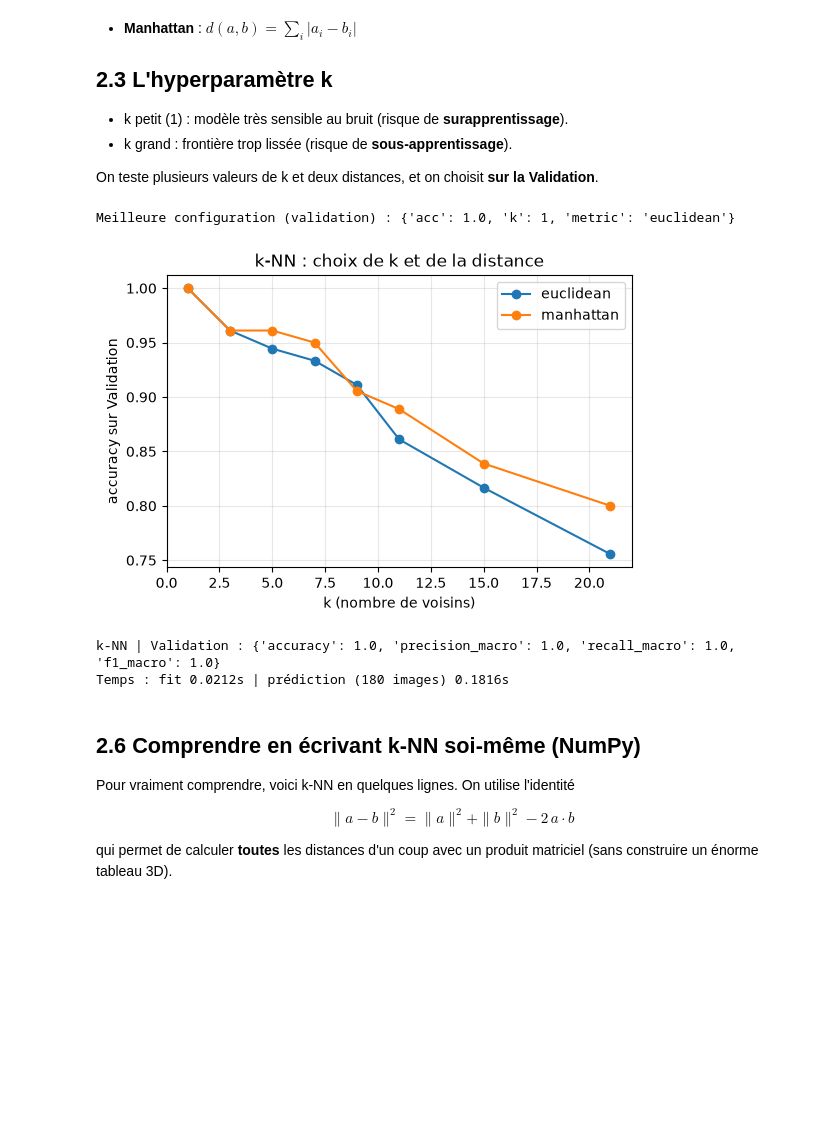
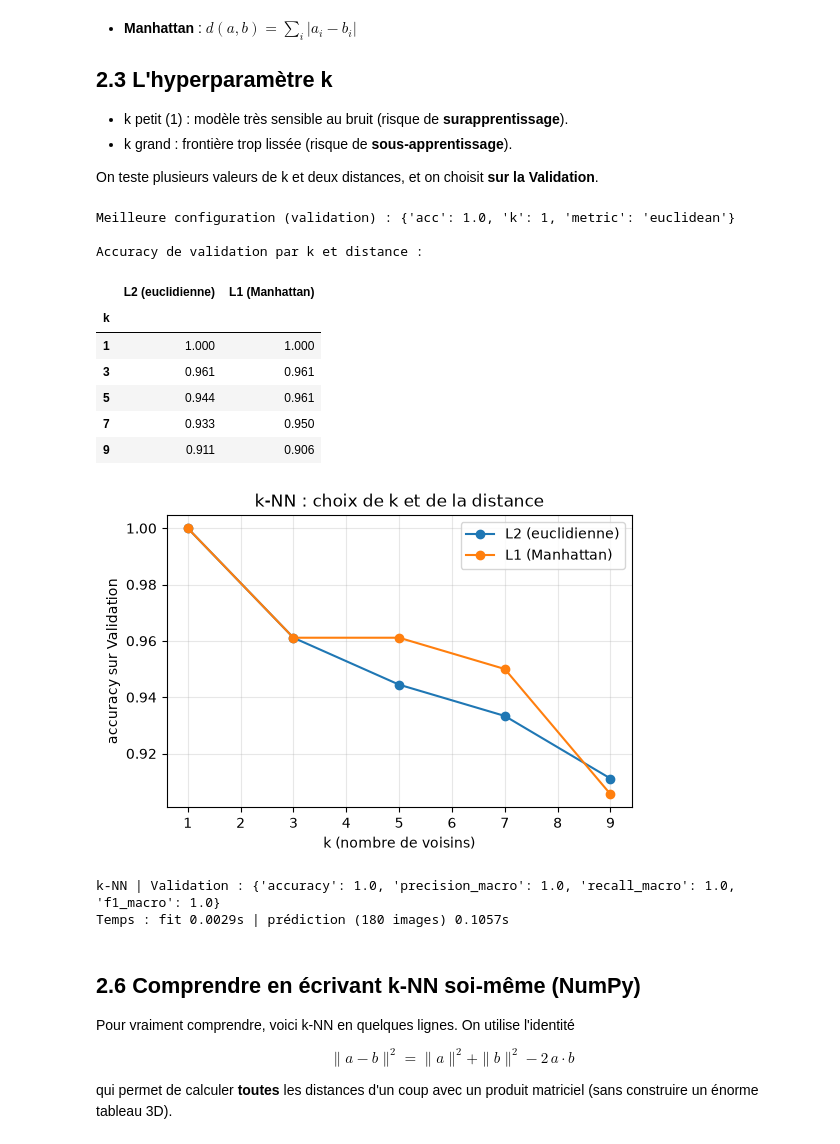
Before and after one commit to AY0U5/Classification-de-gestes-de-la-main-k-NN-Softmax-et-CNN, a Jupyter notebook: notebooks/Entrainement_Comparaison_Modeles.ipynb, the cells around one changed output. Saved outputs shown, nothing was run; the diff lists cells and outputs as text; code cells hidden in the pictures; blank space fills up the shorter version.

```diff
--- a/notebooks/Entrainement_Comparaison_Modeles.ipynb
+++ b/notebooks/Entrainement_Comparaison_Modeles.ipynb
@@ -166,31 +206,55 @@ Entre deux vecteurs aplatis $a$ et $b$ de 3072 valeurs :
 On teste plusieurs valeurs de k et deux distances, et on choisit **sur la Validation**.
 # %%
 # 2.4 Recherche du meilleur (k, distance) sur la VALIDATION
-valeurs_k = [1, 3, 5, 7, 9, 11, 15, 21]
+valeurs_k = [1, 3, 5, 7, 9]
 distances = ["euclidean", "manhattan"]
 
 acc_val_knn = {d: [] for d in distances}
 best = {"acc": -1}
 for d in distances:
     for k in valeurs_k:
         knn = KNeighborsClassifier(n_neighbors=k, metric=d)
         knn.fit(X_train_flat, y_train)                       # "entraînement" = mémorisation
         acc = accuracy_score(y_val, knn.predict(X_val_flat))
         acc_val_knn[d].append(acc)
-        if acc > best["acc"]:                                # strict : à égalité on garde le plus petit k
+        # Comparaison stricte : en cas d'égalité, la première configuration rencontrée reste retenue.
+        if acc > best["acc"]:
             best = {"acc": acc, "k": k, "metric": d}
 
 print("Meilleure configuration (validation) :", best)
 
+tableau_acc_knn = pd.DataFrame(
+    {"L2 (euclidienne)": acc_val_knn["euclidean"],
+     "L1 (Manhattan)": acc_val_knn["manhattan"]},
+    index=valeurs_k,
+).rename_axis("k").round(3)
+print("\nAccuracy de validation par k et distance :")
+display(tableau_acc_knn)
+
 plt.figure(figsize=(6, 3.8))
+legendes_distances = {
+    "euclidean": "L2 (euclidienne)",
+    "manhattan": "L1 (Manhattan)",
+}
 for d in distances:
-    plt.plot(valeurs_k, acc_val_knn[d], marker="o", label=d)
+    plt.plot(valeurs_k, acc_val_knn[d], marker="o", label=legendes_distances[d])
 plt.xlabel("k (nombre de voisins)"); plt.ylabel("accuracy sur Validation")
 plt.title("k-NN : choix de k et de la distance"); plt.grid(alpha=0.3); plt.legend()
+os.makedirs("figures", exist_ok=True)
+plt.savefig("figures/knn_validation.png", dpi=200, bbox_inches="tight")
 plt.show()
 # %% [output]
 Meilleure configuration (validation) : {'acc': 1.0, 'k': 1, 'metric': 'euclidean'}
+
+Accuracy de validation par k et distance :
+|  | L2 (euclidienne) | L1 (Manhattan) |
+| k |  |  |
+| 1 | 1.000 | 1.000 |
+| 3 | 0.961 | 0.961 |
+| 5 | 0.944 | 0.961 |
+| 7 | 0.933 | 0.950 |
+| 9 | 0.911 | 0.906 |
-[figure, old version]
+[figure, new version]
 # %%
 # 2.5 Modèle k-NN final (entraîné sur Train uniquement) et mesure du temps
 t0 = time.perf_counter()
@@ -208,7 +272,7 @@ print("k-NN | Validation :", val_scores["k-NN"])
 print(f"Temps : fit {t_fit:.4f}s | prédiction (180 images) {t_pred:.4f}s")
 # %% [output]
 k-NN | Validation : {'accuracy': 1.0, 'precision_macro': 1.0, 'recall_macro': 1.0, 'f1_macro': 1.0}
-Temps : fit 0.0212s | prédiction (180 images) 0.1816s
+Temps : fit 0.0029s | prédiction (180 images) 0.1057s
 # %% [markdown]
 ## 2.6 Comprendre en écrivant k-NN soi-même (NumPy)
 Pour vraiment comprendre, voici k-NN en quelques lignes. On utilise l'identité
```
Also changed, not shown: parts of 14 cells of this notebook, 12 other files.
